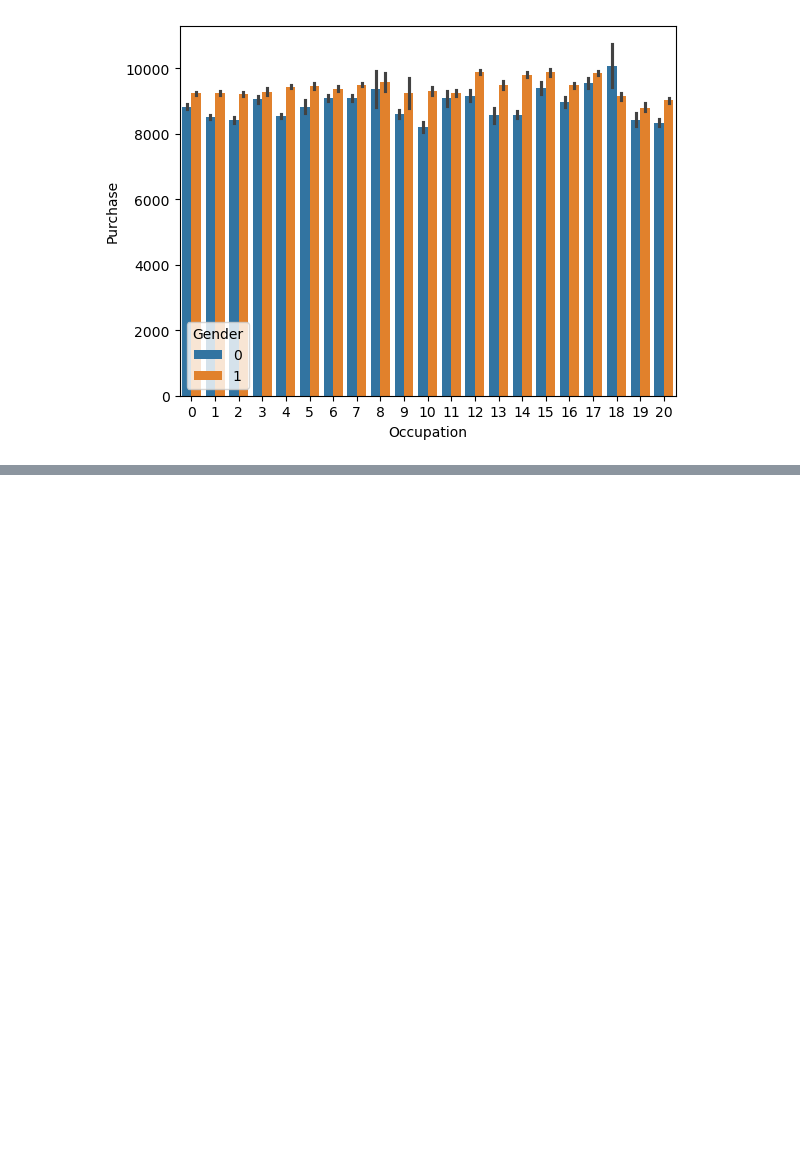
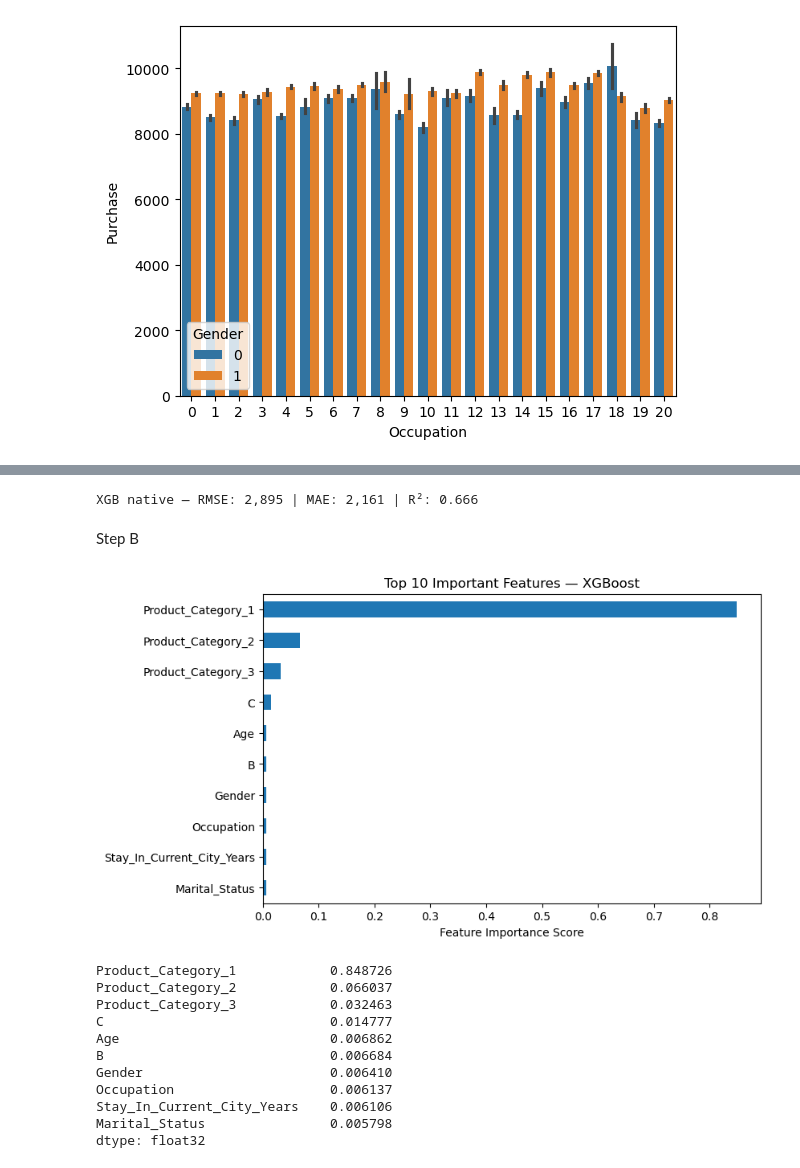
Before and after one commit to SarbjitK88/Purchase_Prediction, a Jupyter notebook: PurchaseBehaviour.ipynb, the cells around one changed output, grey strips where cells are left out. Cells and saved outputs as stored; diff of their text form; code cells hidden in the pictures; blank space fills up the shorter version.

```diff
--- a/PurchaseBehaviour.ipynb
+++ b/PurchaseBehaviour.ipynb
@@ -415,7 +402,0 @@ Name: Purchase, Length: 550068, dtype: float64
-# %%
-from sklearn.model_selection import train_test_split
-X_train, X_test, y_train, y_test = train_test_split(
-     X, y, test_size=0.30, random_state=42)
-# %%
-X_train.drop('Product_ID',axis=1,inplace=True)
-X_test.drop('Product_ID',axis=1,inplace=True)
@@ -428,0 +530,61 @@ X_test=sc.transform(X_test)
+# %%
+# Evaluate on valid
+y_pred = bst.predict(dtest)
+rmse = math.sqrt(mean_squared_error(yva, y_pred))
+mae = mean_absolute_error(yva, y_pred)
+r2 = r2_score(yva, y_pred)
+print(f"XGB native — RMSE: {rmse:,.0f} | MAE: {mae:,.0f} | R²: {r2:.3f}")
+# %% [output]
+XGB native — RMSE: 2,895 | MAE: 2,161 | R²: 0.666
+# %% [markdown]
+Step B
+# %%
+from sklearn.metrics import mean_squared_error, mean_absolute_error, r2_score
+import xgboost as xgb
+import math
+import numpy as np
+
+best_n = best_iters
+
+xgb_sklearn = xgb.XGBRegressor(
+    n_estimators=best_n,
+    learning_rate=0.03,
+    max_depth=6,
+    subsample=0.8,
+    colsample_bytree=0.8,
+    random_state=42,
+    n_jobs=-1,
+    tree_method="hist",
+    # note: no early_stopping args here
+)
+# %%
+import pandas as pd
+import matplotlib.pyplot as plt
+
+# Get feature importances
+importance = pd.Series(xgb_sklearn.feature_importances_, index=X_train.columns)
+importance = importance.sort_values(ascending=False)
+
+# Plot top 10
+plt.figure(figsize=(8, 5))
+importance.head(10).plot(kind='barh')
+plt.title("Top 10 Important Features — XGBoost")
+plt.xlabel("Feature Importance Score")
+plt.gca().invert_yaxis()
+plt.show()
+
+
+importance.head(10)
+# %% [output]
+[figure, added]
+Product_Category_1            0.848726
+Product_Category_2            0.066037
+Product_Category_3            0.032463
+C                             0.014777
+Age                           0.006862
+B                             0.006684
+Gender                        0.006410
+Occupation                    0.006137
+Stay_In_Current_City_Years    0.006106
+Marital_Status                0.005798
+dtype: float32
```
Also changed, not shown: parts of 45 cells of this notebook, 4 other files.
